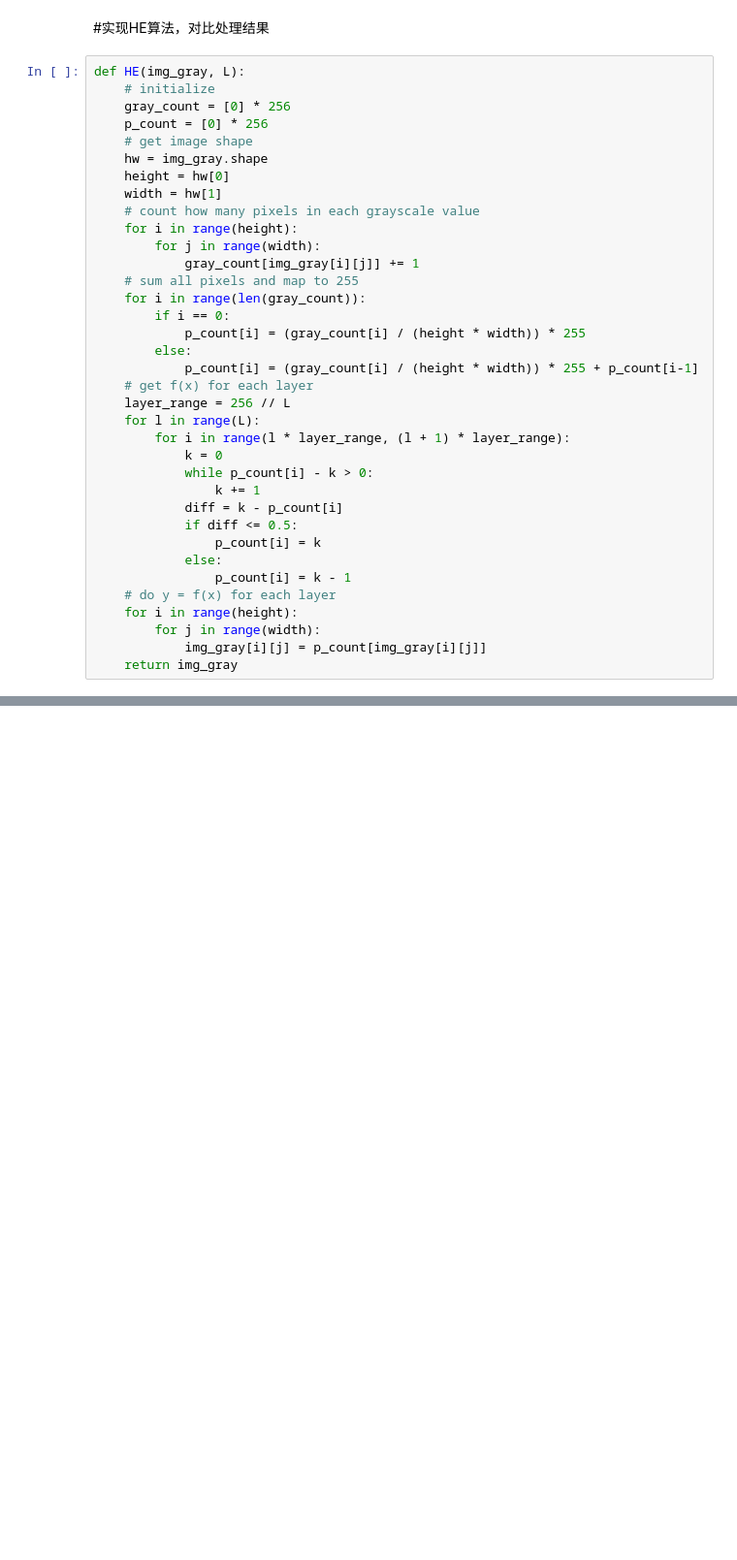
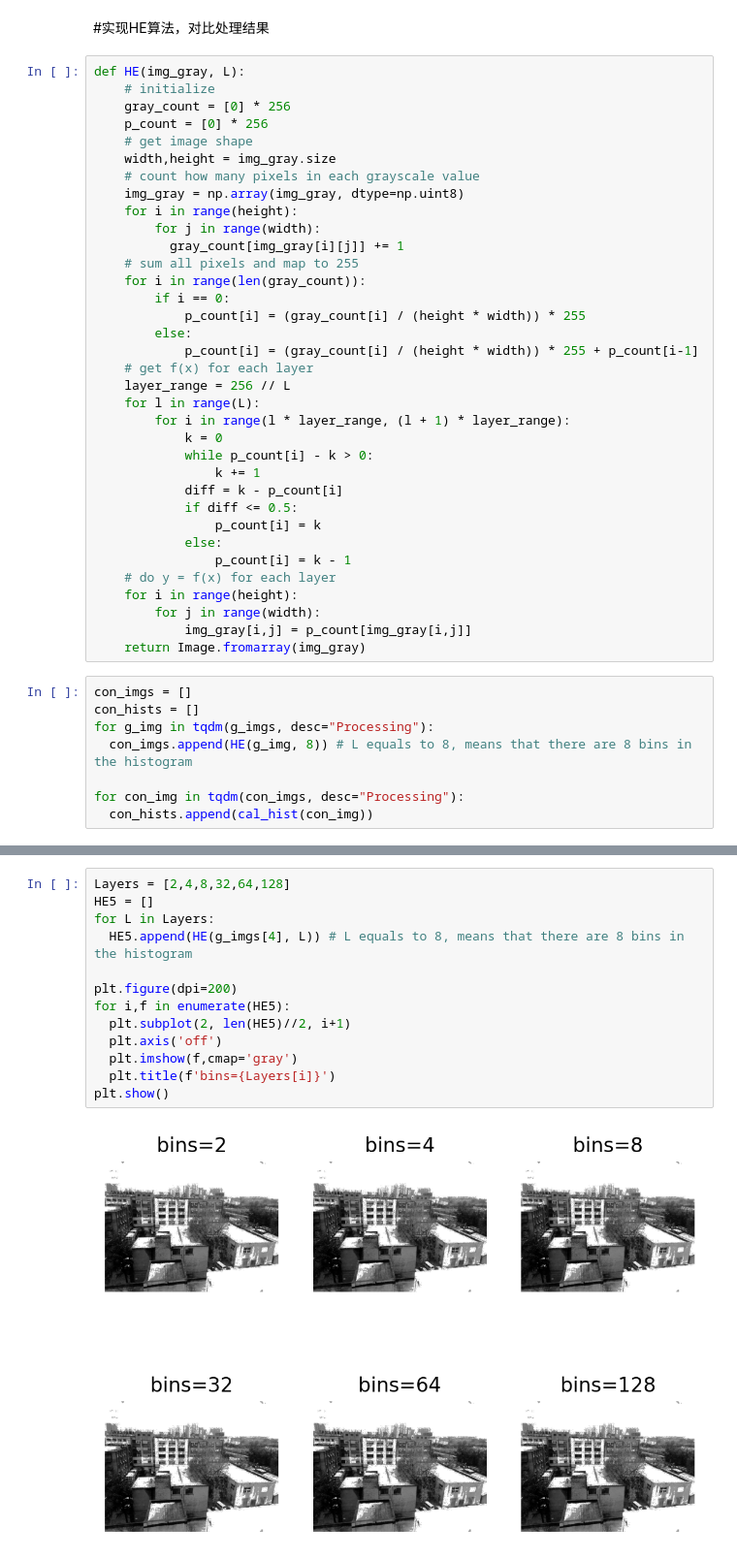
Before and after one commit to TheTarr/hw1, a Jupyter notebook: ntu_cv_project1_zjy.ipynb, the cells around one changed output, grey strips where cells are left out. Shown at 97% size. Drawn from its saved outputs; the diff is of its cells as text; blank space fills up the shorter version.

```diff
--- a/ntu_cv_project1_zjy.ipynb
+++ b/ntu_cv_project1_zjy.ipynb
@@ -121,13 +95,12 @@ def HE(img_gray, L):
     gray_count = [0] * 256
     p_count = [0] * 256
     # get image shape
-    hw = img_gray.shape
-    height = hw[0]
-    width = hw[1]
+    width,height = img_gray.size
     # count how many pixels in each grayscale value
+    img_gray = np.array(img_gray, dtype=np.uint8)
     for i in range(height):
         for j in range(width):
-            gray_count[img_gray[i][j]] += 1
+          gray_count[img_gray[i][j]] += 1
     # sum all pixels and map to 255
     for i in range(len(gray_count)):
         if i == 0:
@@ -149,5 +122,13 @@ def HE(img_gray, L):
     # do y = f(x) for each layer
     for i in range(height):
         for j in range(width):
-            img_gray[i][j] = p_count[img_gray[i][j]]
-    return img_gray
+            img_gray[i,j] = p_count[img_gray[i,j]]
+    return Image.fromarray(img_gray)
+# %%
+con_imgs = []
+con_hists = []
+for g_img in tqdm(g_imgs, desc="Processing"):
+  con_imgs.append(HE(g_img, 8)) # L equals to 8, means that there are 8 bins in the histogram
+
+for con_img in tqdm(con_imgs, desc="Processing"):
+  con_hists.append(cal_hist(con_img))
@@ -153,0 +186,15 @@ def HE(img_gray, L):
+# %%
+Layers = [2,4,8,32,64,128]
+HE5 = []
+for L in Layers:
+  HE5.append(HE(g_imgs[4], L)) # L equals to 8, means that there are 8 bins in the histogram
+
+plt.figure(dpi=200)
+for i,f in enumerate(HE5):
+  plt.subplot(2, len(HE5)//2, i+1)
+  plt.axis('off')
+  plt.imshow(f,cmap='gray')
+  plt.title(f'bins={Layers[i]}')
+plt.show()
+# %% [output]
+[figure, added]
```
Also changed, not shown: parts of 10 cells of this notebook.
